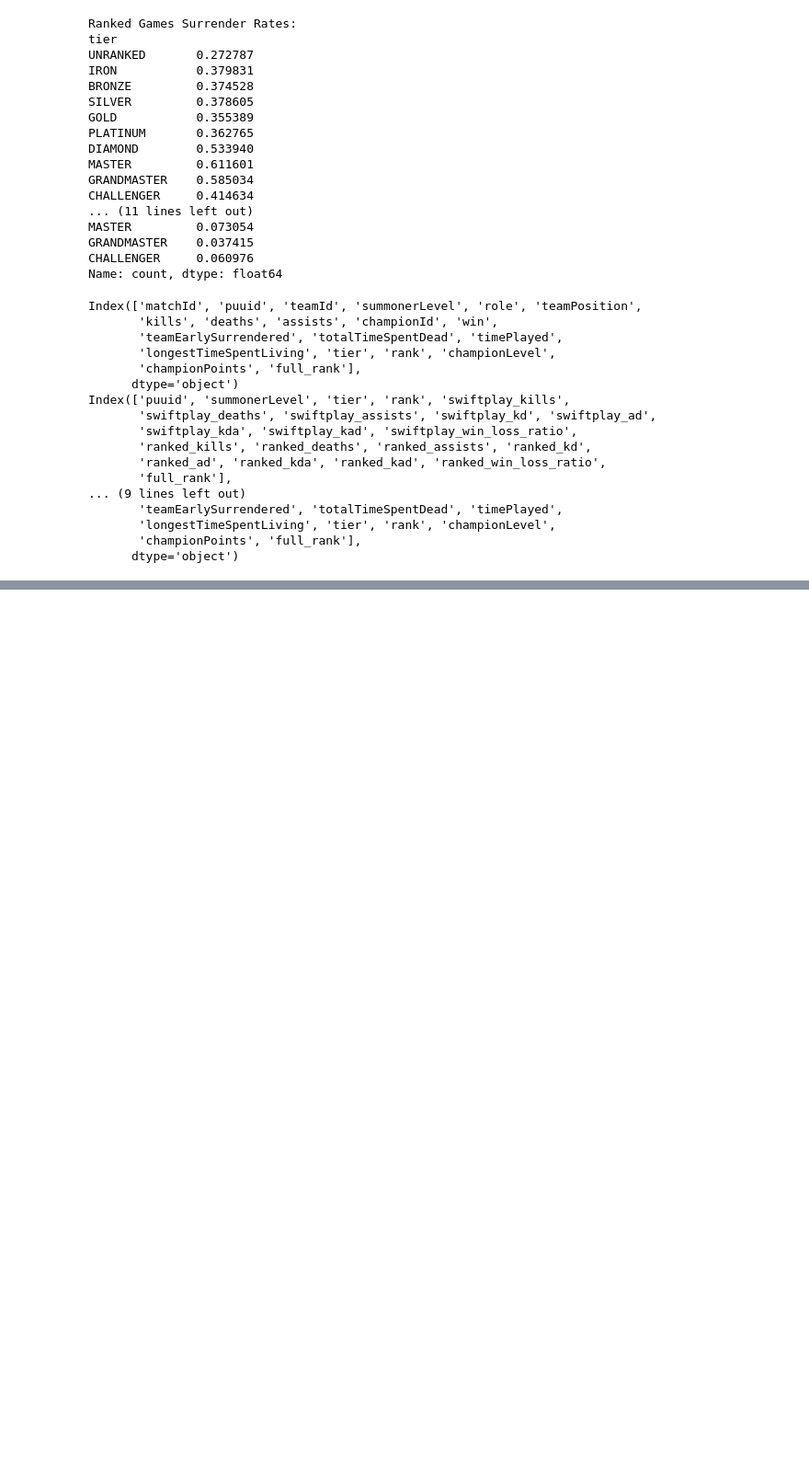
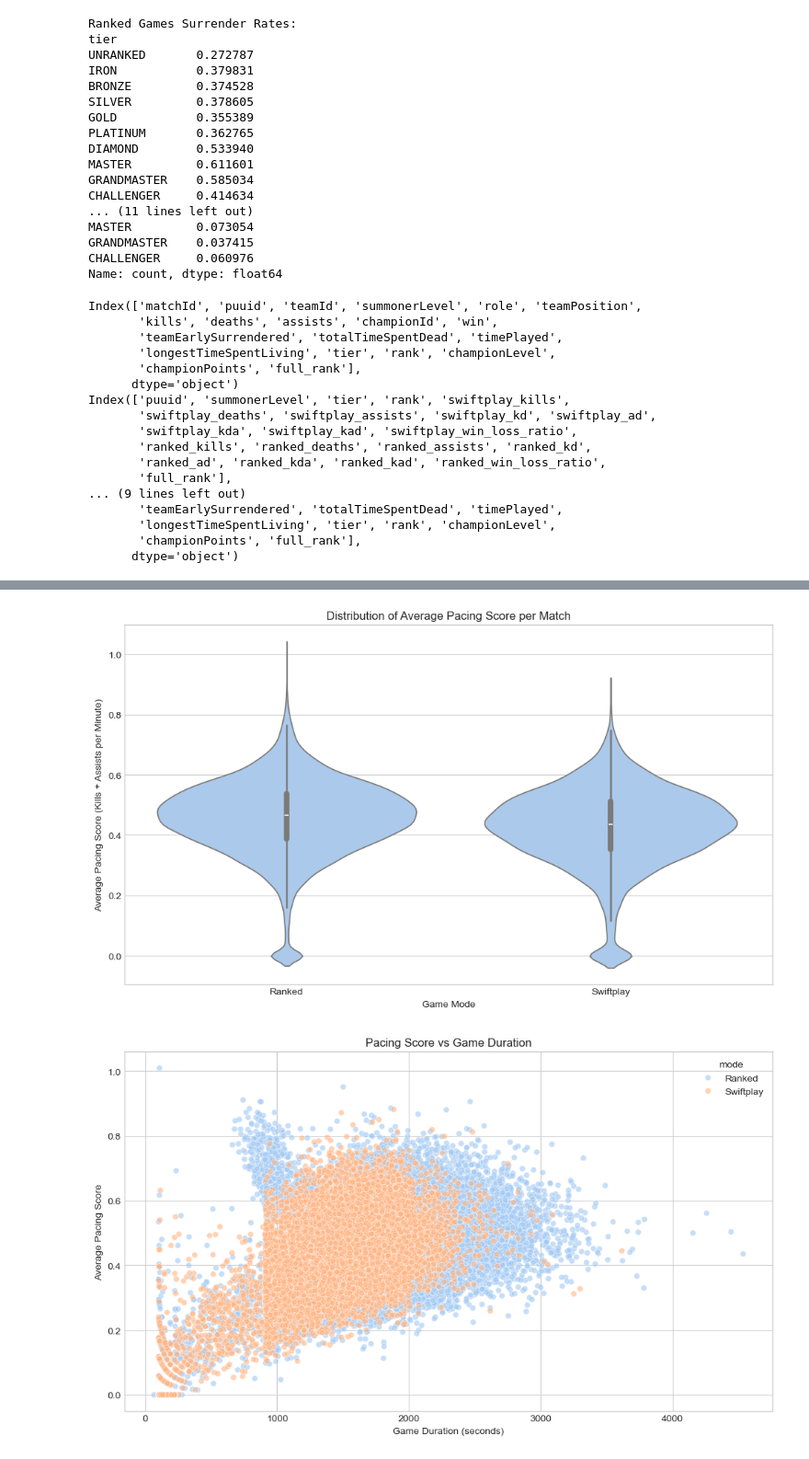
Before and after one commit to mdcUM/swiftplay-analysis, a Jupyter notebook: speed_and_duration_analysis.ipynb, the cells around one changed output, grey strips where cells are left out. Shown at 92% size. Saved outputs shown, nothing was run; the diff lists cells and outputs as text; code cells hidden in the pictures; blank space fills up the shorter version.

Commit message:
Marco - more on speed and duration analysis

```diff
--- a/speed_and_duration_analysis.ipynb
+++ b/speed_and_duration_analysis.ipynb
@@ -368,0 +369,66 @@ plt.show()
+# %%
+import matplotlib.pyplot as plt
+import seaborn as sns
+import pandas as pd
+
+# Step 1: Calculate pacing score for each player
+rank_player_match_data["pacingScore"] = (
+    (rank_player_match_data["kills"] + rank_player_match_data["assists"]) /
+    (rank_player_match_data["timePlayed"] / 60)
+)
+
+swift_player_match_data["pacingScore"] = (
+    (swift_player_match_data["kills"] + swift_player_match_data["assists"]) /
+    (swift_player_match_data["timePlayed"] / 60)
+)
+
+# Step 2: Merge with match data to attach game duration
+ranked_merged = pd.merge(rank_player_match_data, rank_match_data, on="matchId")
+swift_merged = pd.merge(swift_player_match_data, swift_match_data, on="matchId")
+
+# Step 3: Compute average pacing per match
+ranked_pacing_by_match = ranked_merged.groupby("matchId").agg({
+    "pacingScore": "mean",
+    "gameDuration": "first"
+}).reset_index()
+ranked_pacing_by_match["mode"] = "Ranked"
+
+swift_pacing_by_match = swift_merged.groupby("matchId").agg({
+    "pacingScore": "mean",
+    "gameDuration": "first"
+}).reset_index()
+swift_pacing_by_match["mode"] = "Swiftplay"
+
+# Step 4: Combine for comparison
+combined_pacing = pd.concat([ranked_pacing_by_match, swift_pacing_by_match])
+
+# Step 5: Visualization
+
+# Violin plot: pacing score distribution
+plt.figure(figsize=(10, 6))
+sns.violinplot(data=combined_pacing, x="mode", y="pacingScore")
+plt.title("Distribution of Average Pacing Score per Match")
+plt.xlabel("Game Mode")
+plt.ylabel("Average Pacing Score (Kills + Assists per Minute)")
+plt.tight_layout()
+plt.show()
+
+# Scatter plot: pacing score vs game duration
+plt.figure(figsize=(10, 6))
+sns.scatterplot(data=combined_pacing, x="gameDuration", y="pacingScore", hue="mode", alpha=0.6)
+plt.title("Pacing Score vs Game Duration")
+plt.xlabel("Game Duration (seconds)")
+plt.ylabel("Average Pacing Score")
+plt.tight_layout()
+plt.show()
+
+## Interpretations:
+# Despite Swiftplay being a shorter game mode, its pacing isn’t necessarily faster than Ranked.
+# In fact, Ranked games may be slightly more aggressive overall.
+
+# Interestingly, high pacing scores are more frequent in shorter games, especially in Ranked mode.
+# Shorter games, especially in Ranked, tend to be more fast-paced or one-sided.
+# Swiftplay matches tend to have moderate pacing and are tightly distributed in duration.
+# %% [output]
+[figure, added]
+[figure, added]
```
Also changed, not shown: parts of 7 cells of this notebook.
